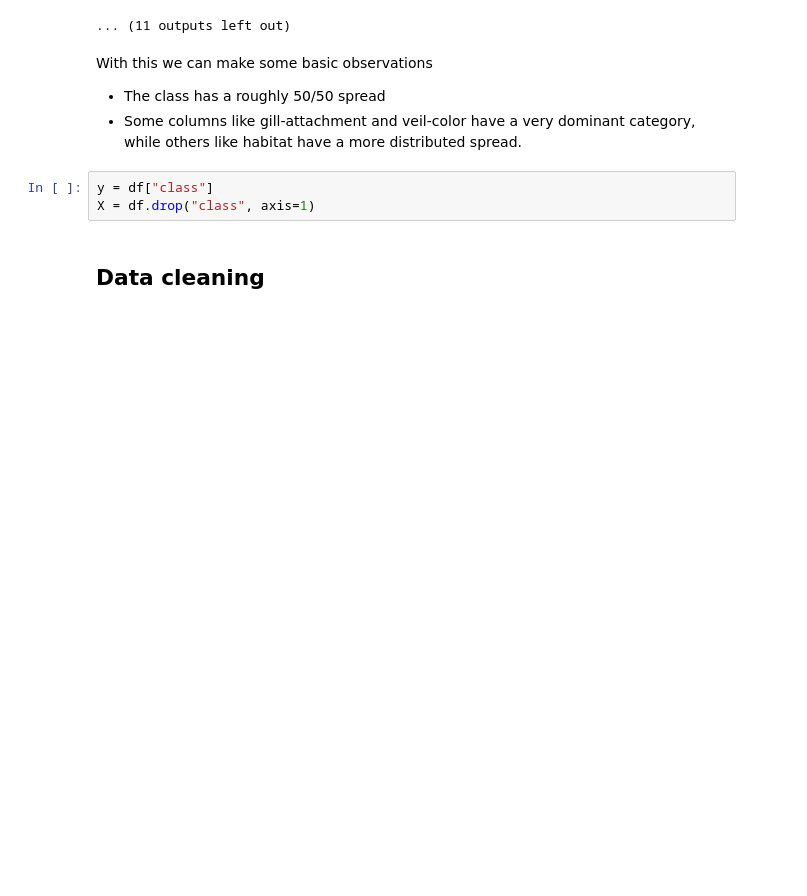
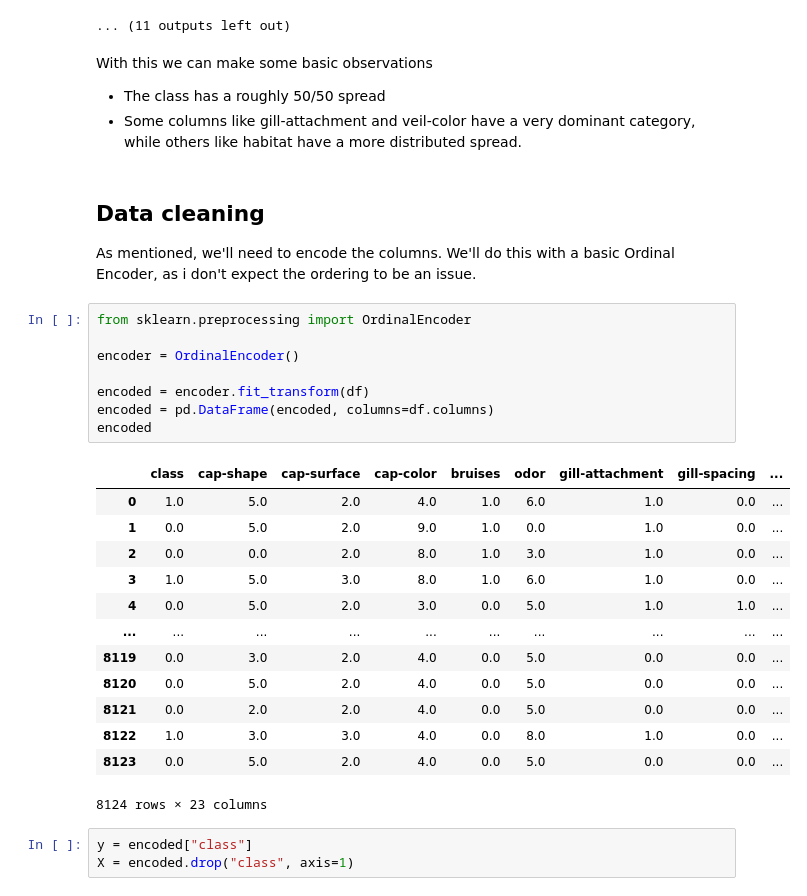
Before and after one commit to MichaelVerdegaal/DimensionVisualization, a Jupyter notebook: main/main.ipynb, the cells around one changed output. Drawn from its saved outputs; the diff is of its cells as text; blank space fills up the shorter version.

```diff
--- a/main/main.ipynb
+++ b/main/main.ipynb
@@ -100,8 +100,33 @@ With this we can make some basic observations
 - The class has a roughly 50/50 spread
 - Some columns like gill-attachment and veil-color have a very dominant category, while others
 like habitat have a more distributed spread.
-# %%
-y = df["class"]
-X = df.drop("class", axis=1)
 # %% [markdown]
 ## Data cleaning
+
+As mentioned, we'll need to encode the columns. We'll do this with a basic Ordinal Encoder, as
+i don't expect the ordering to be an issue.
+# %%
+from sklearn.preprocessing import OrdinalEncoder
+
+encoder = OrdinalEncoder()
+
+encoded = encoder.fit_transform(df)
+encoded = pd.DataFrame(encoded, columns=df.columns)
+encoded
+# %% [output]
+|  | class | cap-shape | cap-surface | cap-color | bruises | odor | gill-attachment | gill-spacing | ... |
+| 0 | 1.0 | 5.0 | 2.0 | 4.0 | 1.0 | 6.0 | 1.0 | 0.0 | ... |
+| 1 | 0.0 | 5.0 | 2.0 | 9.0 | 1.0 | 0.0 | 1.0 | 0.0 | ... |
+| 2 | 0.0 | 0.0 | 2.0 | 8.0 | 1.0 | 3.0 | 1.0 | 0.0 | ... |
+| 3 | 1.0 | 5.0 | 3.0 | 8.0 | 1.0 | 6.0 | 1.0 | 0.0 | ... |
+| 4 | 0.0 | 5.0 | 2.0 | 3.0 | 0.0 | 5.0 | 1.0 | 1.0 | ... |
+| ... | ... | ... | ... | ... | ... | ... | ... | ... | ... |
+| 8119 | 0.0 | 3.0 | 2.0 | 4.0 | 0.0 | 5.0 | 0.0 | 0.0 | ... |
+| 8120 | 0.0 | 5.0 | 2.0 | 4.0 | 0.0 | 5.0 | 0.0 | 0.0 | ... |
+| 8121 | 0.0 | 2.0 | 2.0 | 4.0 | 0.0 | 5.0 | 0.0 | 0.0 | ... |
+| 8122 | 1.0 | 3.0 | 3.0 | 4.0 | 0.0 | 8.0 | 1.0 | 0.0 | ... |
+| 8123 | 0.0 | 5.0 | 2.0 | 4.0 | 0.0 | 5.0 | 0.0 | 0.0 | ... |
+8124 rows × 23 columns
+# %%
+y = encoded["class"]
+X = encoded.drop("class", axis=1)
```
Also changed, not shown: parts of 4 cells of this notebook.
